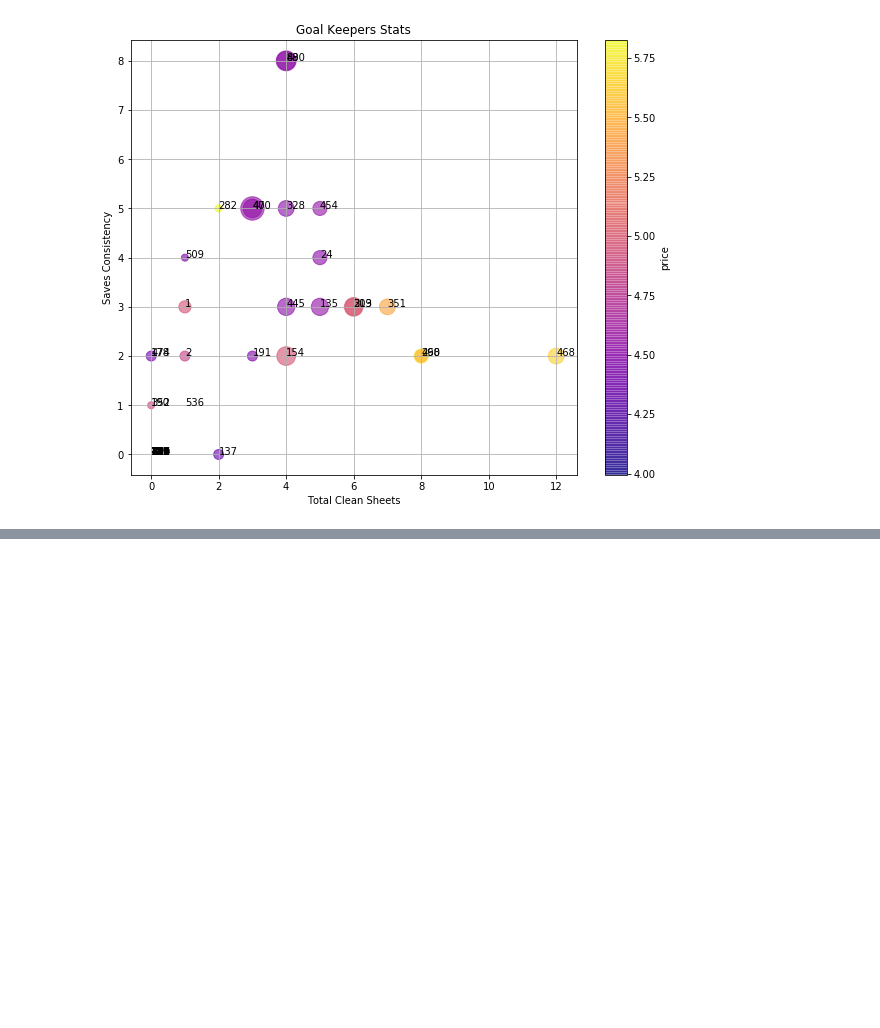
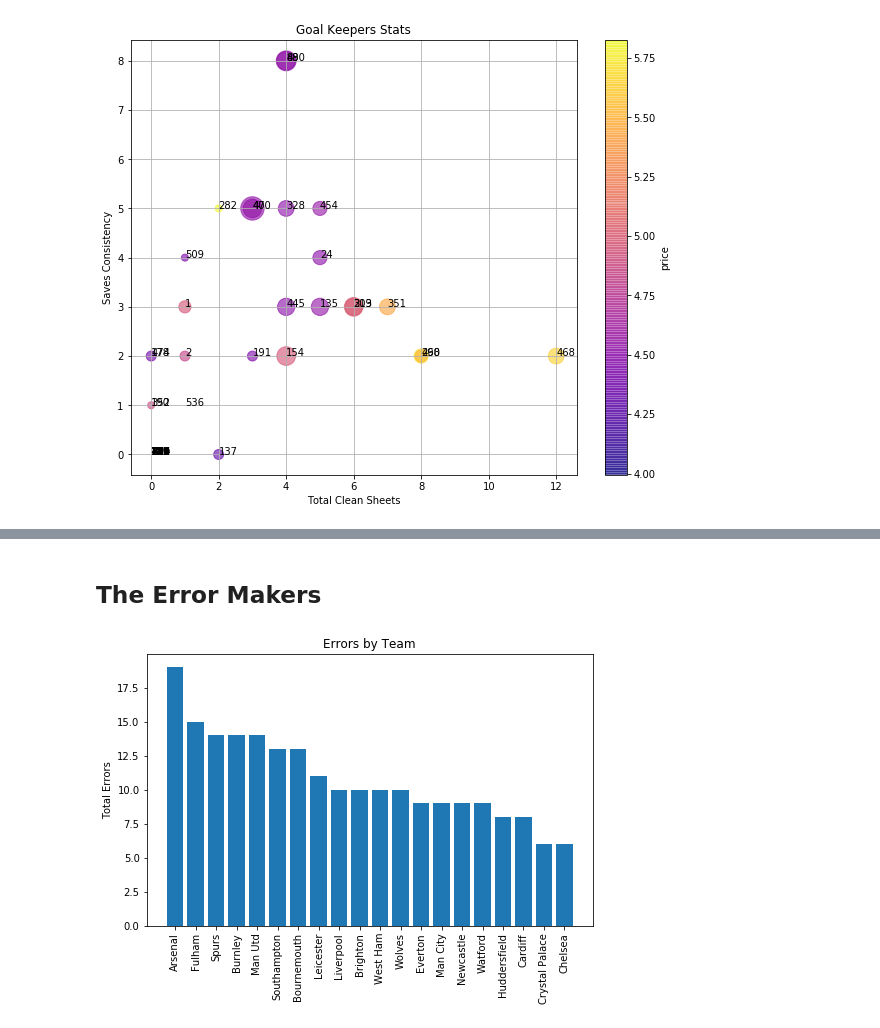
Before and after one commit to joei1994/ML-Projects, a Jupyter notebook: mini-projects/fpl-analysis/players_analysis.ipynb, the cells around one changed output, grey strips where cells are left out. Drawn from its saved outputs; the diff is of its cells as text; code cells hidden in the pictures; blank space fills up the shorter version.

```diff
--- a/mini-projects/fpl-analysis/players_analysis.ipynb
+++ b/mini-projects/fpl-analysis/players_analysis.ipynb
@@ -501,0 +552,30 @@ idlist.loc[idlist['player_id'] == 391, :]
+# %% [markdown]
+## The Error Makers
+# %%
+players_stats = players.groupby('player_id', as_index=False).agg({
+    'own_goals' : np.sum,
+    'errors_leading_to_goal' : np.sum,
+    'errors_leading_to_goal_attempt' : np.sum
+})
+players_stats = pd.merge(players_stats, cleaned_players.loc[:, ['player_id', 'fullname', 'element_type', 'team']], on='player_id')
+
+players_stats = pd.merge(players_stats, element_types.loc[:, ['id', 'singular_name_short']], left_on='element_type', right_on='id')
+players_stats.drop(columns=['element_type', 'id'], inplace=True)
+players_stats.rename(columns={'singular_name_short':'position'}, inplace=True)
+
+players_stats = pd.merge(players_stats, teams.loc[:, ['id','name']], left_on='team', right_on='id')
+players_stats.drop(columns=['team','id'], inplace=True)
+players_stats.rename(columns={'name': 'team'}, inplace=True)
+
+players_stats['errors'] = players_stats['own_goals'] + players_stats['errors_leading_to_goal'] + players_stats['errors_leading_to_goal_attempt']
+
+error_makers_by_team = players_stats.groupby('team', as_index=False)['errors'].sum().sort_values('errors', ascending=False)
+
+plt.figure(figsize=(8, 5))
+plt.bar(error_makers_by_team['team'], error_makers_by_team['errors'])
+plt.xticks(rotation=90)
+plt.ylabel('Total Errors')
+plt.title('Errors by Team')
+plt.show()
+# %% [output]
+[figure, added]
```
Also changed, not shown: parts of 5 cells of this notebook.
